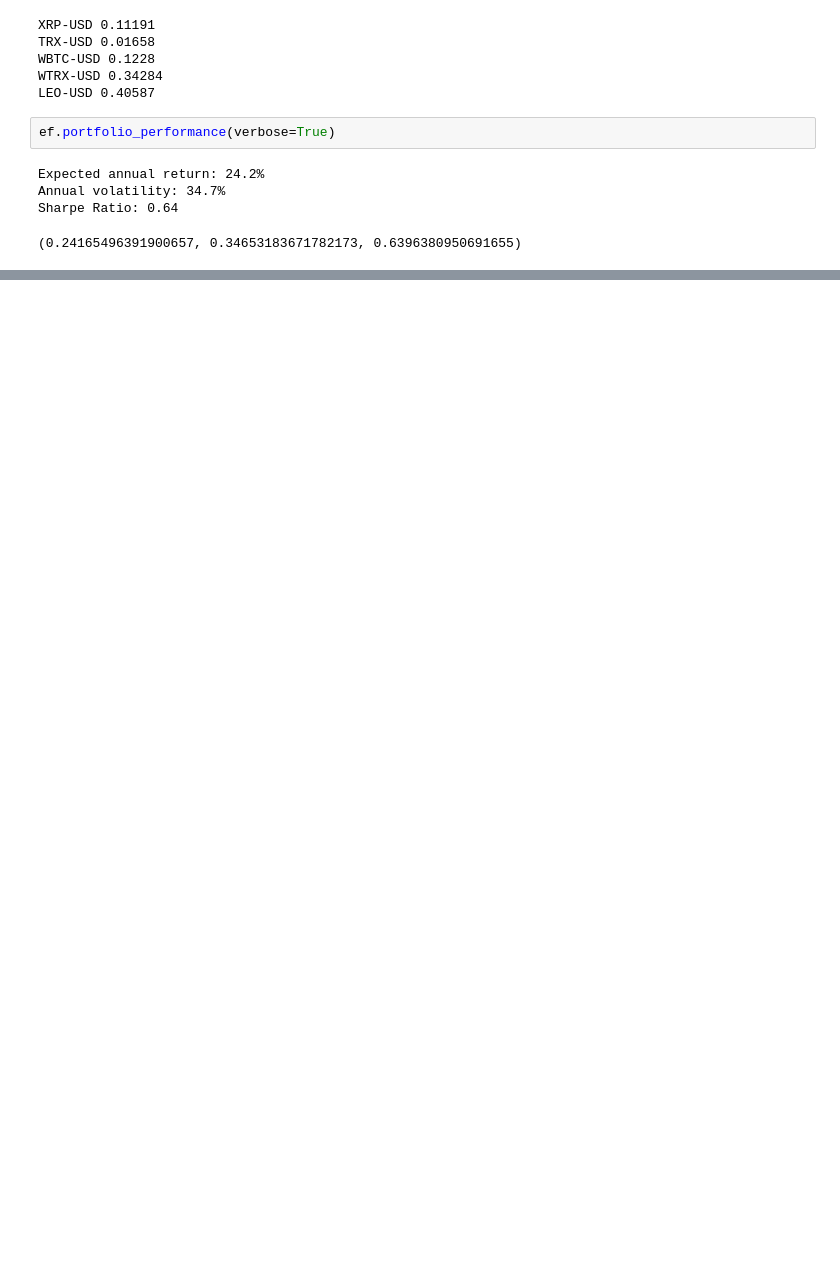
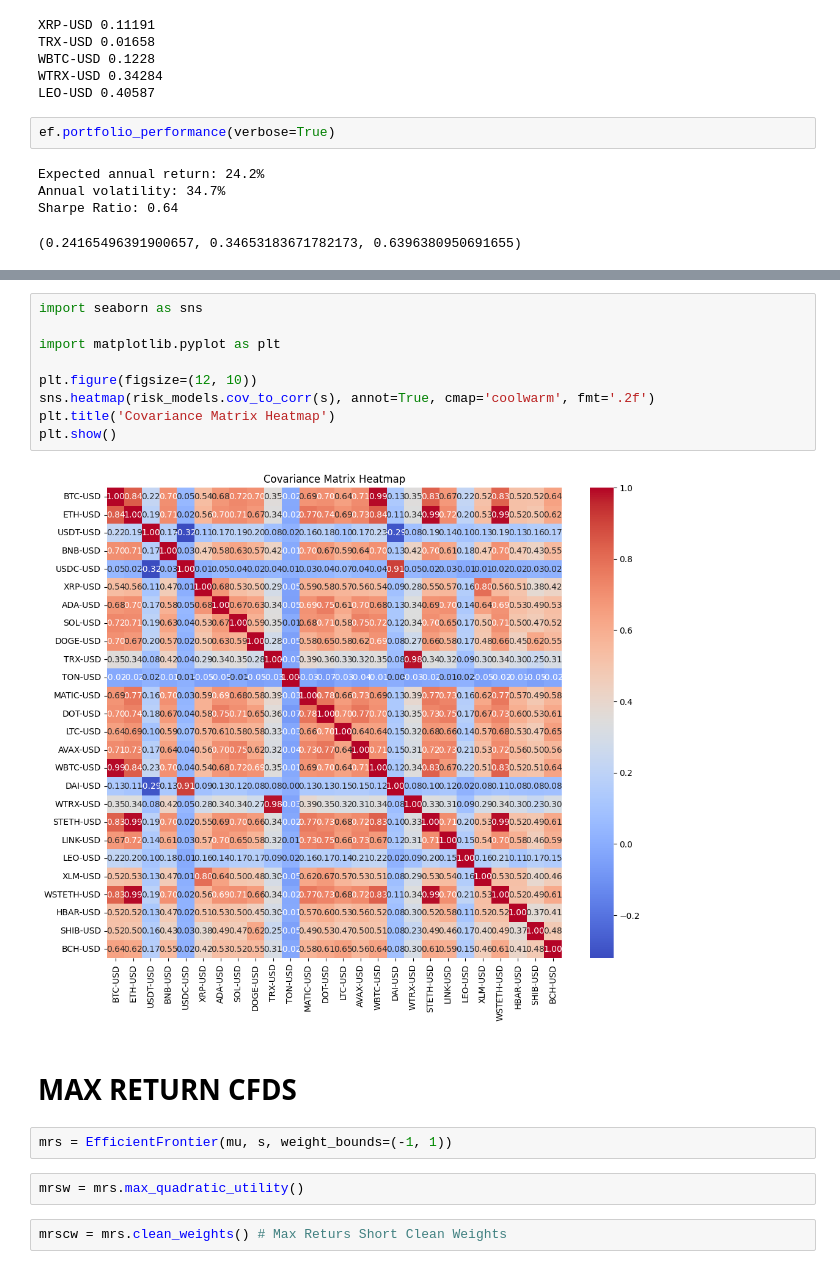
Before and after one commit to heritaco/Proyecto, a Jupyter notebook: Efficient Frontier.ipynb, the cells around one changed output, grey strips where cells are left out. Drawn from its saved outputs; the diff is of its cells as text; blank space fills up the shorter version.

```diff
--- a/Efficient Frontier.ipynb
+++ b/Efficient Frontier.ipynb
@@ -99,0 +197,19 @@ Sharpe Ratio: 0.64
+# %%
+import seaborn as sns
+
+import matplotlib.pyplot as plt
+
+plt.figure(figsize=(12, 10))
+sns.heatmap(risk_models.cov_to_corr(s), annot=True, cmap='coolwarm', fmt='.2f')
+plt.title('Covariance Matrix Heatmap')
+plt.show()
+# %% [output]
+[figure, added]
+# %% [markdown]
+# **MAX RETURN CFDS**
+# %%
+mrs = EfficientFrontier(mu, s, weight_bounds=(-1, 1))
+# %%
+mrsw = mrs.max_quadratic_utility()
+# %%
+mrscw = mrs.clean_weights() # Max Returs Short Clean Weights
```
Also changed, not shown: parts of 20 cells of this notebook.
